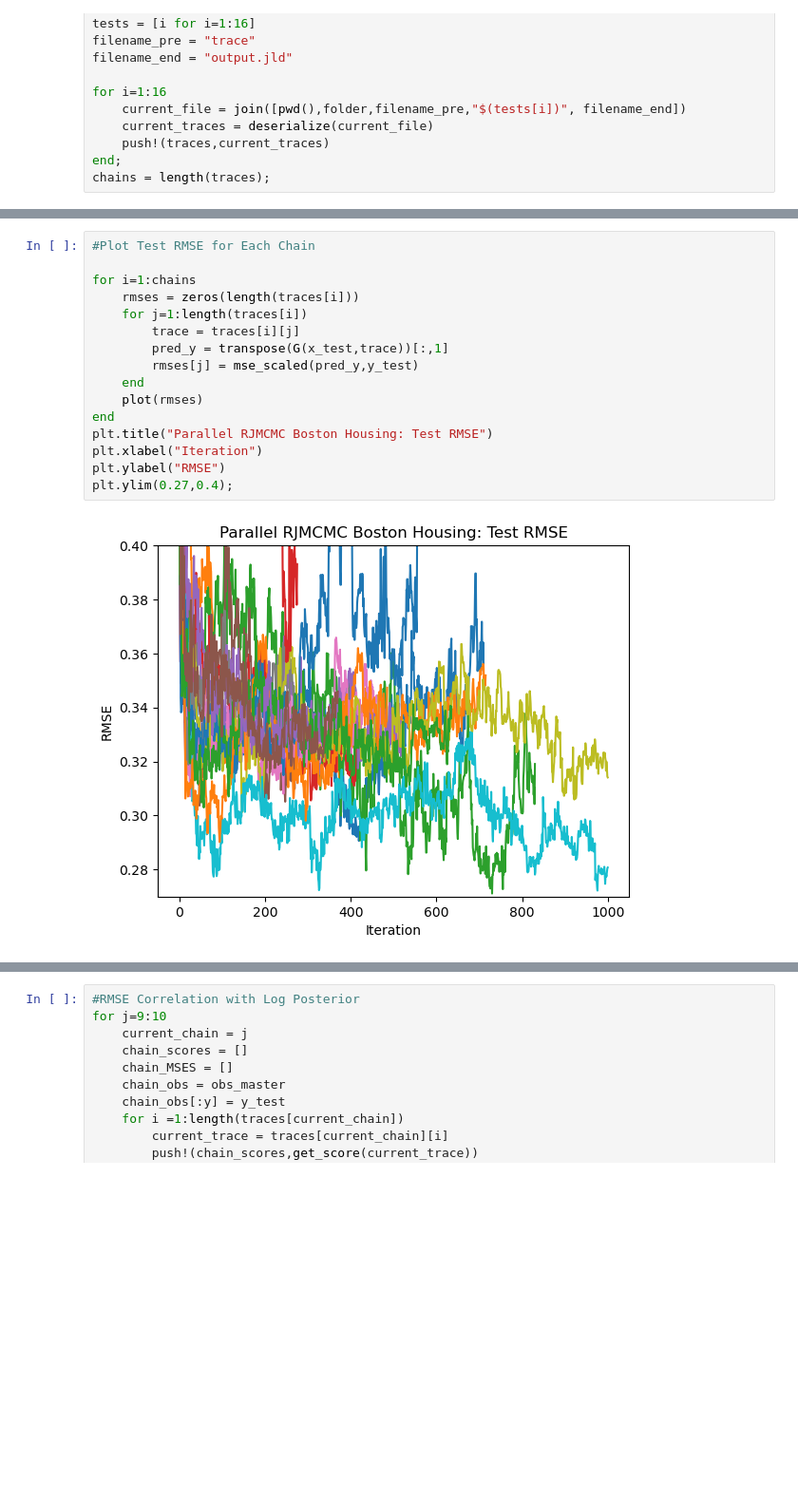
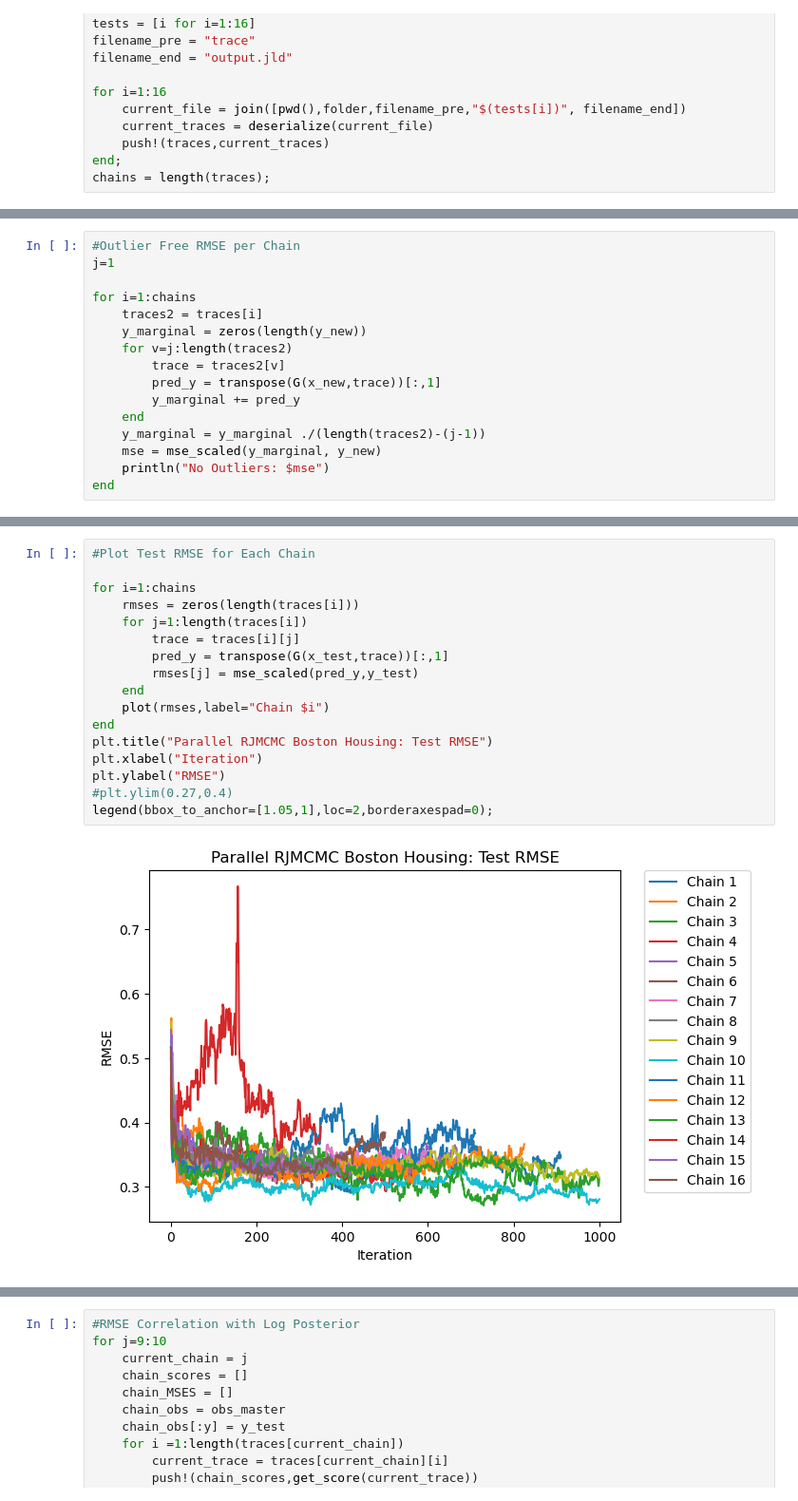
Before and after one commit to jberezow/BostonHousing, a Jupyter notebook: Thesis-LoadTraces.ipynb, the cells around one changed output, grey strips where cells are left out. Shown at 95% size. Drawn from its saved outputs; the diff is of its cells as text; blank space fills up the shorter version.

Commit message:
Removed outliers for diagnostics

```diff
--- a/Thesis-LoadTraces.ipynb
+++ b/Thesis-LoadTraces.ipynb
@@ -238,0 +321,16 @@ PyObject <matplotlib.legend.Legend object at 0x...>
+# %%
+#Outlier Free RMSE per Chain
+j=1
+
+for i=1:chains
+    traces2 = traces[i]
+    y_marginal = zeros(length(y_new))
+    for v=j:length(traces2)
+        trace = traces2[v]
+        pred_y = transpose(G(x_new,trace))[:,1]
+        y_marginal += pred_y
+    end
+    y_marginal = y_marginal ./(length(traces2)-(j-1))
+    mse = mse_scaled(y_marginal, y_new)
+    println("No Outliers: $mse")
+end
@@ -239,21 +354,22 @@ PyObject <matplotlib.legend.Legend object at 0x...>
 # %%
 #Plot Test RMSE for Each Chain
 
 for i=1:chains
     rmses = zeros(length(traces[i]))
     for j=1:length(traces[i])
         trace = traces[i][j]
         pred_y = transpose(G(x_test,trace))[:,1]
         rmses[j] = mse_scaled(pred_y,y_test)
     end
-    plot(rmses)
+    plot(rmses,label="Chain $i")
 end
 plt.title("Parallel RJMCMC Boston Housing: Test RMSE")
 plt.xlabel("Iteration")
 plt.ylabel("RMSE")
-plt.ylim(0.27,0.4);
+#plt.ylim(0.27,0.4)
+legend(bbox_to_anchor=[1.05,1],loc=2,borderaxespad=0);
 # %% [output]
-[figure, old version]
+[figure, new version]
 # %%
 #Marginalize RMSE
 
```
Also changed, not shown: parts of 13 cells of this notebook, 16 other files.
